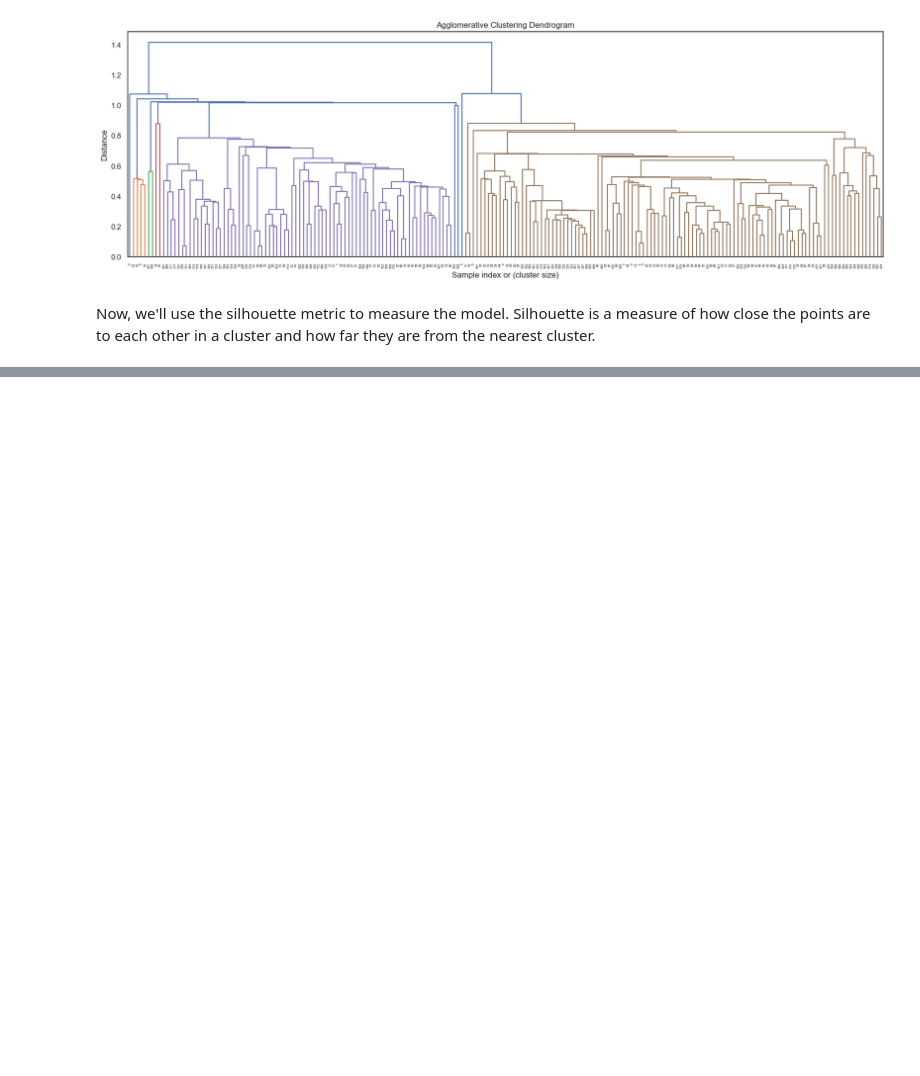
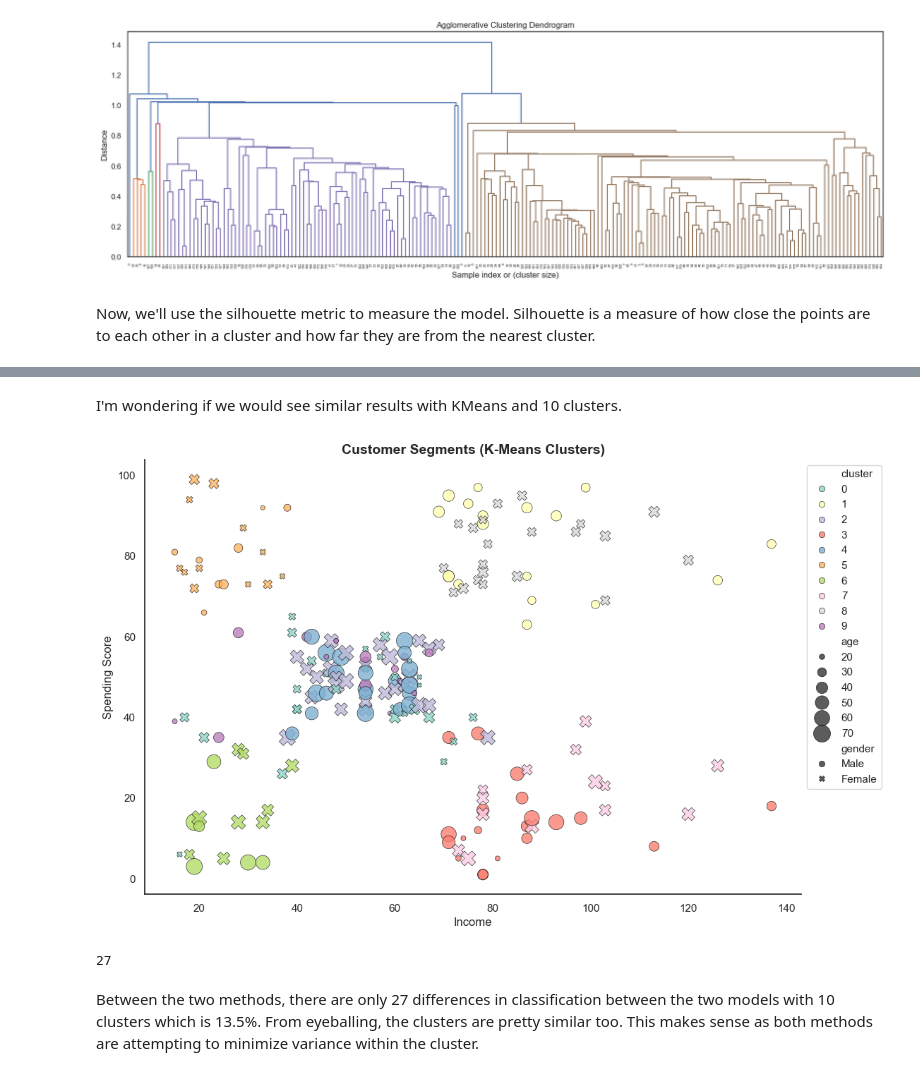
Before and after one commit to Callowlock/CustomerAnalysis-SupervisedAndUnsupervisedModels, a Jupyter notebook: MallCustomerSegmentation.ipynb, the cells around one changed output, grey strips where cells are left out. Saved outputs shown, nothing was run; the diff lists cells and outputs as text; code cells hidden in the pictures; blank space fills up the shorter version.

```diff
--- a/Untitled.ipynb
+++ b/MallCustomerSegmentation.ipynb
@@ -1337,0 +1432,49 @@ for k in range(2,11):
+# %% [markdown]
+I'm wondering if we would see similar results with KMeans and 10 clusters.
+# %%
+model = KMeans(
+    n_clusters = 10,
+    init = 'k-means++',
+    n_init=10,
+    max_iter=300,
+    random_state = 13
+)
+
+mall_kmeans['cluster'] = model.fit_predict(X)
+
+
+sns.set(style="white")
+
+fig, ax = plt.subplots(figsize=(12, 8))  # bigger figure for clarity
+
+sns.scatterplot(
+    data=mall_kmeans,
+    x="income",
+    y="spending_score",
+    hue="cluster",
+    style="gender",
+    size="age",
+    sizes=(20, 300),  # control size range
+    palette="Set3",
+    alpha=0.8,         # slight transparency
+    edgecolor="black"   # give markers some definition
+)
+
+ax.grid(False)
+
+plt.title("Customer Segments (K-Means Clusters)", fontsize=14, weight = 'bold')
+plt.xlabel("Income")
+plt.ylabel("Spending Score")
+plt.legend(bbox_to_anchor=(1, 1), loc='upper left',)  # move legend
+
+sns.despine(ax=ax)
+
+plt.show()
+# %% [output]
+[figure, added]
+# %%
+sum(mall_kmeans['cluster'] == mall_kmeans['agglo_cluster'])
+# %% [output]
+27
+# %% [markdown]
+Between the two methods, there are only 27 differences in classification between the two models with 10 clusters which is 13.5%. From eyeballing, the clusters are pretty similar too. This makes sense as both methods are attempting to minimize variance within the cluster.
```
Also changed, not shown: parts of 14 cells of this notebook, 1 other file.
